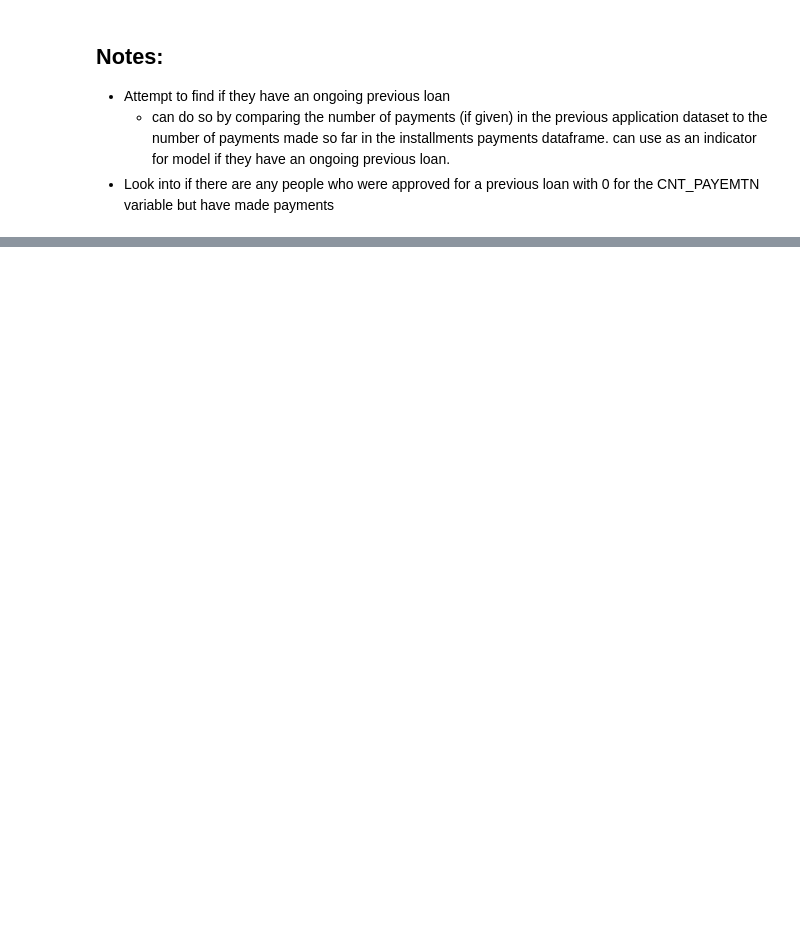
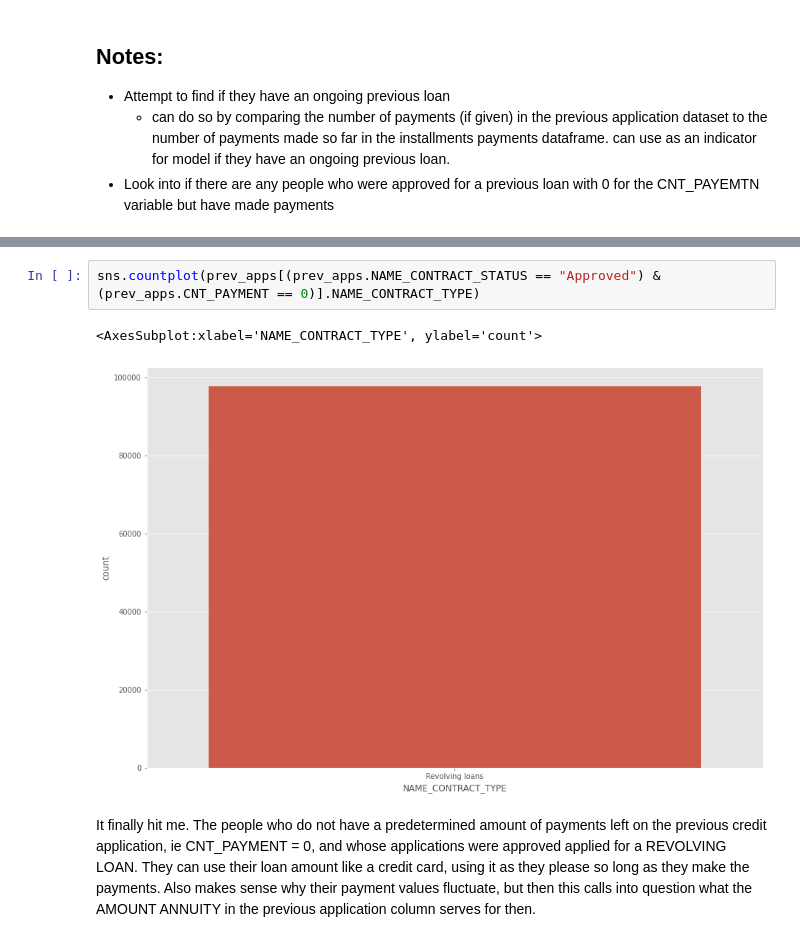
Before and after one commit to Antonio-Avila/Home-Credit-Default, a Jupyter notebook: Installments.ipynb, the cells around one changed output, grey strips where cells are left out. Drawn from its saved outputs; the diff is of its cells as text; blank space fills up the shorter version.

```diff
--- a/Installments.ipynb
+++ b/Installments.ipynb
@@ -202,3 +238,10 @@ The loan given was for 900000.000000 and the borrower ultimately paid out 126811
+# %%
+sns.countplot(prev_apps[(prev_apps.NAME_CONTRACT_STATUS == "Approved") & (prev_apps.CNT_PAYMENT == 0)].NAME_CONTRACT_TYPE)
+# %% [output]
+<AxesSubplot:xlabel='NAME_CONTRACT_TYPE', ylabel='count'>
+[figure, added]
+# %% [markdown]
+It finally hit me. The people who do not have a predetermined amount of payments left on the previous credit application, ie CNT_PAYMENT = 0, and whose applications were approved applied for a REVOLVING LOAN. They can use their loan amount like a credit card, using it as they please so long as they make the payments. Also makes sense why their payment values fluctuate, but then this calls into question what the AMOUNT ANNUITY in the previous application column serves for then.
 # %% [markdown]
 <a style='text-decoration:none;line-height:16px;display:flex;color:#5B5B62;padding:10px;justify-content:end;' href='https://deepnote.com?utm_source=created-in-deepnote-cell&projectId=9263f292-ea73-48e7-8892-f3d3ed1db03c' target="_blank">
 <img alt='Created in deepnote.com' style='display:inline;max-height:16px;margin:0px;margin-right:7.5px;' src='embedded-picture-1' > </img>
```
Also changed, not shown: parts of 9 cells of this notebook.
